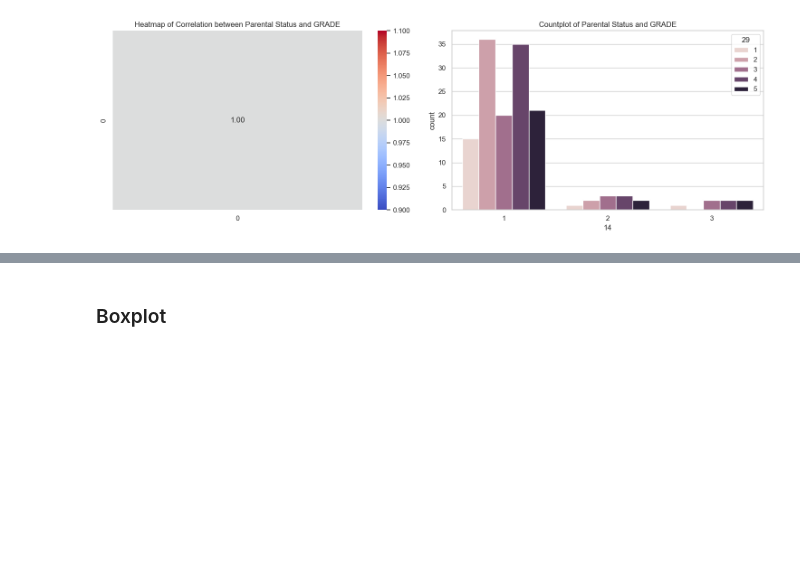
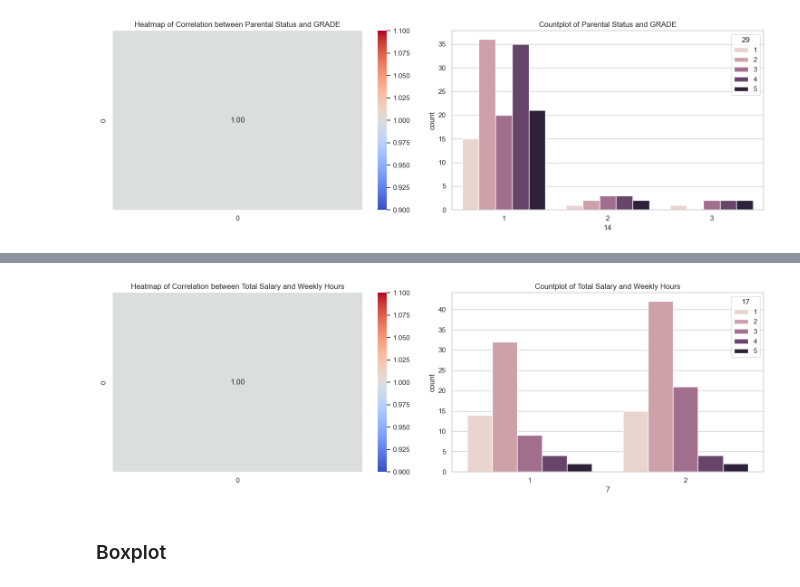
Before and after one commit to waiee/Higher-Education-Students-Performance-Evaluation---Association-Rule-Mining, a Jupyter notebook: test.ipynb, the cells around one changed output, grey strips where cells are left out. Drawn from its saved outputs; the diff is of its cells as text; code cells hidden in the pictures; blank space fills up the shorter version.

```diff
--- a/test.ipynb
+++ b/test.ipynb
@@ -176,18 +176,20 @@ plt.show()
 # %%
-#Total Salary and Weekly Hours
-col1 = ['8','17']
+#Partner and Weekly Study Hours
+col1 = ['7','17']
 df1 = pd.DataFrame(col1)
 
 sns.set(style="whitegrid")
 fig, axes = plt.subplots(1, 2, figsize=(15, 5))
 
 sns.heatmap(df1.corr(), annot=True, cmap='coolwarm', fmt='.2f',ax=axes[0])
 axes[0].set_title('Heatmap of Correlation between Total Salary and Weekly Hours')
-sns.countplot(x=df['8'],hue=df['17'], data=df1,ax=axes[1])
+sns.countplot(x=df['7'],hue=df['17'], data=df1,ax=axes[1])
 axes[1].set_title('Countplot of Total Salary and Weekly Hours')
 
 plt.tight_layout()
 plt.show()
+# %% [output]
+[figure, added]
 # %% [markdown]
 ### Boxplot
 # %%
```
Also changed, not shown: parts of 1 cell of this notebook.
